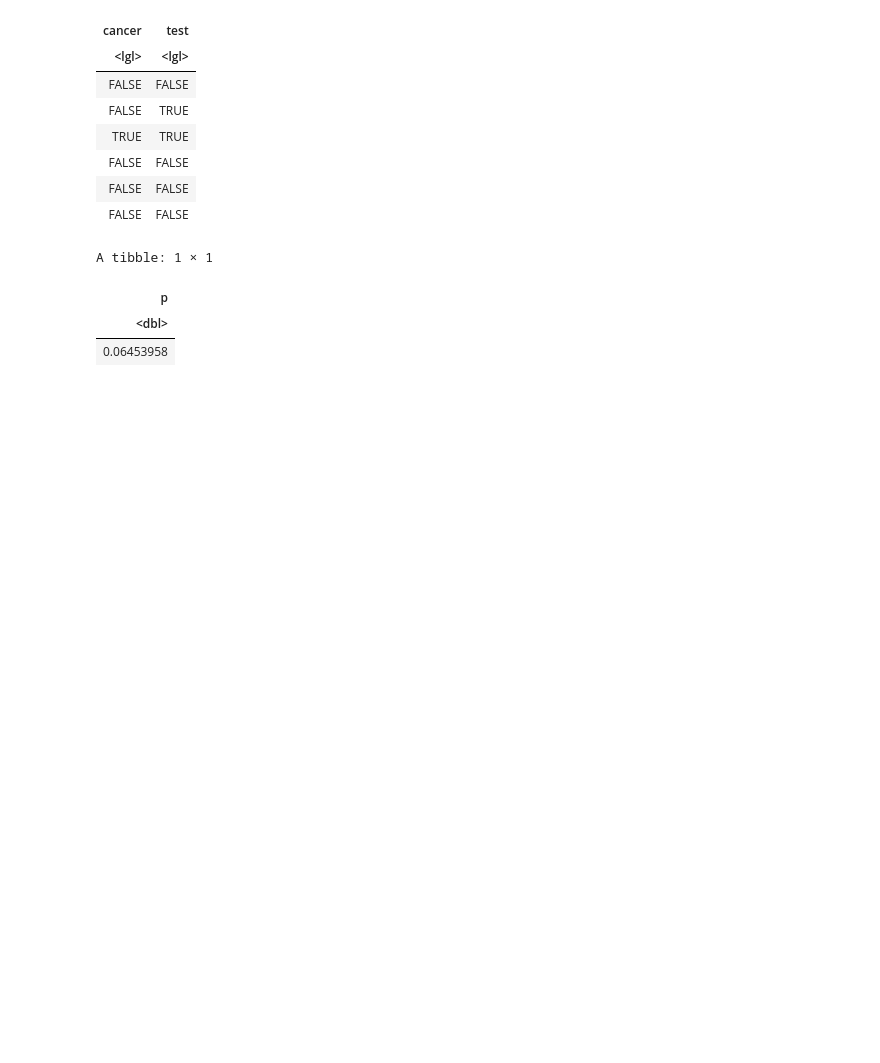
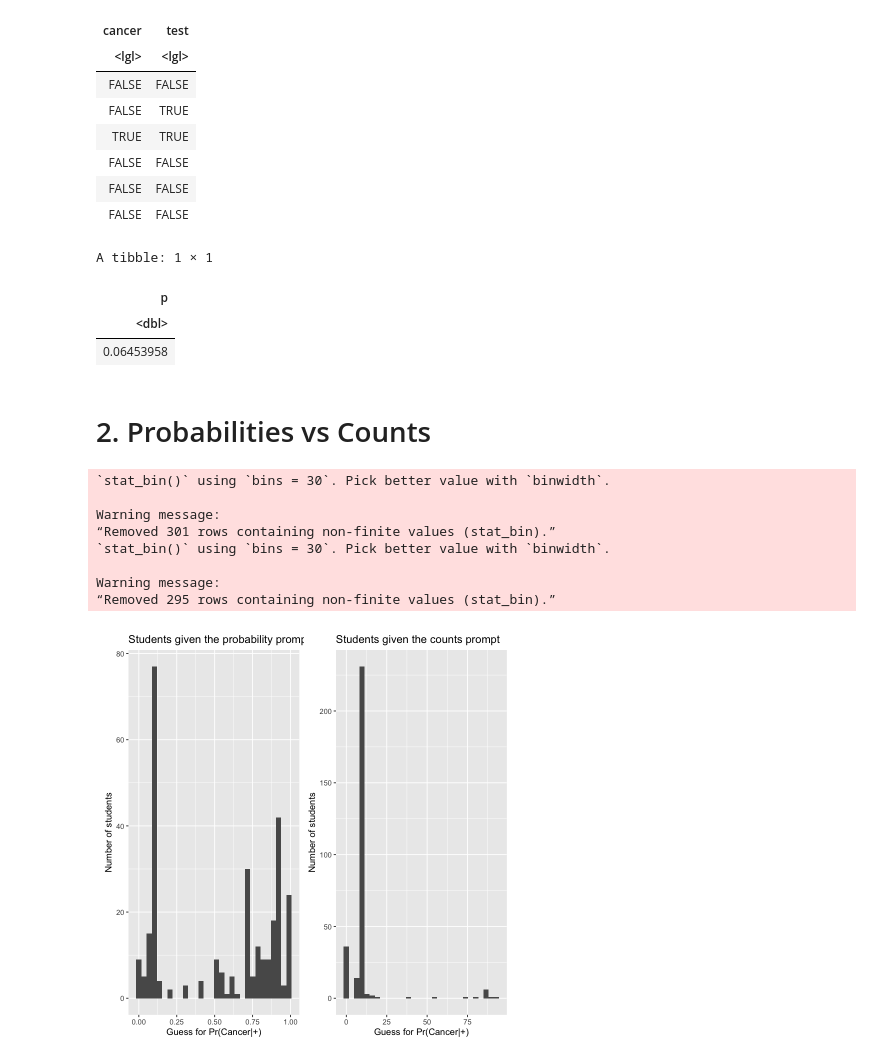
Before and after one commit to 5harad/API201-2022, a Jupyter notebook: lectures/lecture-5-code.ipynb, the cells around one changed output. Saved outputs shown, nothing was run; the diff lists cells and outputs as text; code cells hidden in the pictures; blank space fills up the shorter version.

Commit message:
Added probs vs counts

```diff
--- a/lectures/lecture-5-code.ipynb
+++ b/lectures/lecture-5-code.ipynb
@@ -69,3 +81,32 @@ A tibble: 1 × 1
 | p |
 | <dbl> |
 | 0.06453958 |
+# %% [markdown]
+# 2. Probabilities vs Counts
+# %%
+api201_mammograms <- read.csv(url("https://github.com/5harad/API201-students/blob/main/data/mammograms.csv?raw=true"))
+
+probs <- ggplot(api201_mammograms, aes(x=probability_prompt)) +
+                geom_histogram() +
+                scale_x_continuous("Guess for Pr(Cancer|+)") +
+                scale_y_continuous("Number of students") +
+                labs(title = "Students given the probability prompt")
+
+counts <- ggplot(api201_mammograms, aes(x=count_prompt)) +
+                geom_histogram() +
+                scale_x_continuous("Guess for Pr(Cancer|+)") +
+                scale_y_continuous("Number of students") +
+                labs(title = "Students given the counts prompt")
+
+patchwork <- probs + counts
+patchwork
+# %% [output]
+`stat_bin()` using `bins = 30`. Pick better value with `binwidth`.
+
+Warning message:
+“Removed 301 rows containing non-finite values (stat_bin).”
+`stat_bin()` using `bins = 30`. Pick better value with `binwidth`.
+
+Warning message:
+“Removed 295 rows containing non-finite values (stat_bin).”
+[figure, added]
```
Also changed, not shown: parts of 3 cells of this notebook.
